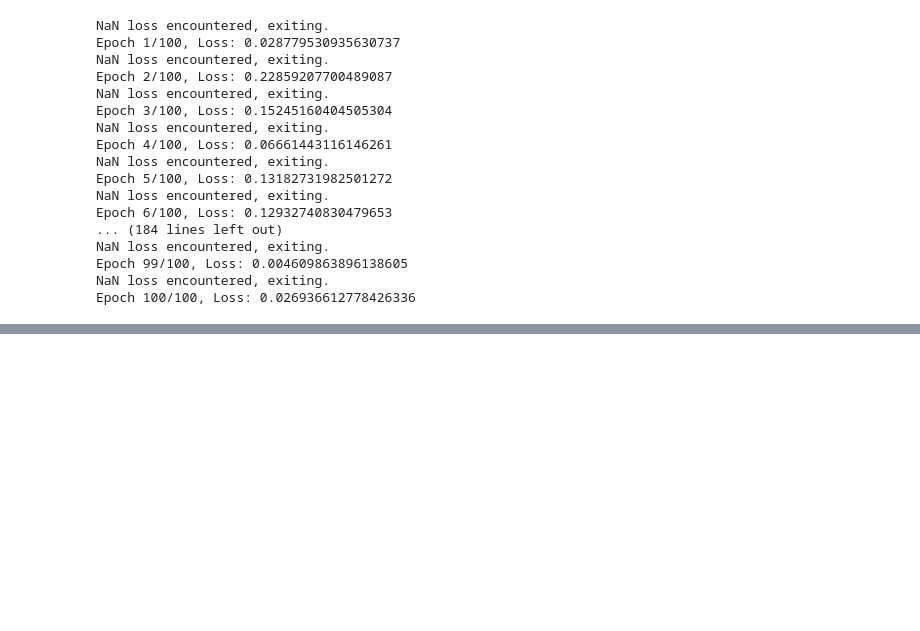
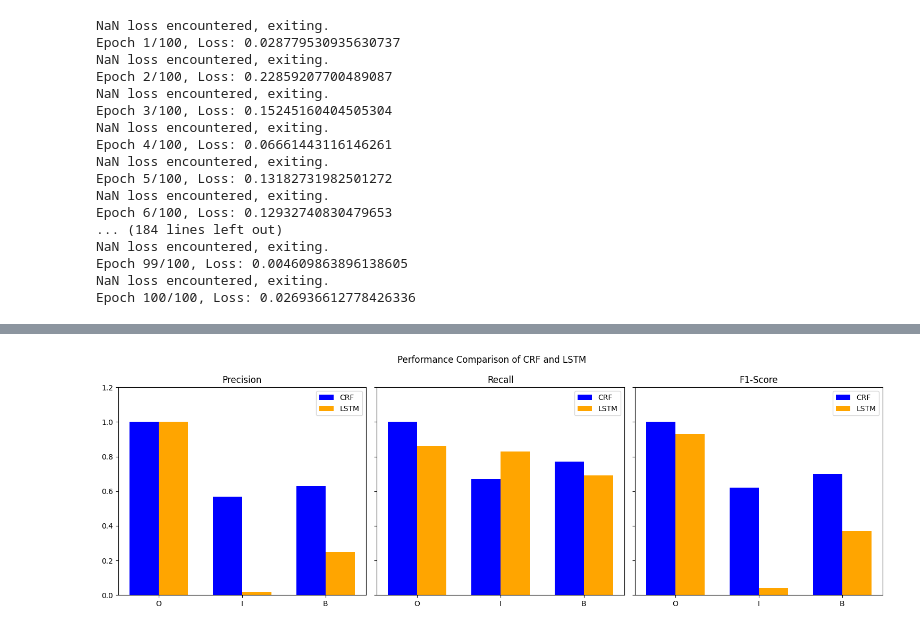
Before and after one commit to jaceroldan/rnn-lstm-ner, a Jupyter notebook: ner_lstm_from_scratch_100epochs.ipynb, the cells around one changed output, grey strips where cells are left out. Cells and saved outputs as stored; diff of their text form; code cells hidden in the pictures; blank space fills up the shorter version.

Commit message:
Add comparison on the performance of CRF and custom LSTM

```diff
--- a/ner_lstm_from_scratch_100epochs.ipynb
+++ b/ner_lstm_from_scratch_100epochs.ipynb
@@ -947,0 +955,49 @@ weighted avg       0.99      0.36      0.52    131636
+# %%
+import numpy as np
+import matplotlib.pyplot as plt
+import seaborn as sns
+
+# Data for the algorithms (from your results)
+metrics = ['Precision', 'Recall', 'F1-Score']
+classes = ['O', 'I', 'B']
+
+# CRF performance
+crf_scores = {
+    'O': [1.00, 1.00, 1.00],
+    'I': [0.57, 0.67, 0.62],
+    'B': [0.63, 0.77, 0.70]
+}
+
+# LSTM performance
+lstm_scores = {
+    'O': [1.00, 0.86, 0.93],
+    'I': [0.02, 0.83, 0.04],
+    'B': [0.25, 0.69, 0.37]
+}
+
+# Create a figure for bar plots
+fig, axes = plt.subplots(1, 3, figsize=(15, 5), sharey=True)
+fig.suptitle('Performance Comparison of CRF and LSTM')
+
+# Generate bar plots for precision, recall, and F1-scores for each class
+for i, metric in enumerate(metrics):
+    crf_values = [crf_scores[class_label][i] for class_label in classes]
+    lstm_values = [lstm_scores[class_label][i] for class_label in classes]
+
+    bar_width = 0.35
+    x = np.arange(len(classes))
+
+    # Bar chart for each metric
+    axes[i].bar(x - bar_width/2, crf_values, bar_width, label='CRF', color='blue')
+    axes[i].bar(x + bar_width/2, lstm_values, bar_width, label='LSTM', color='orange')
+
+    axes[i].set_title(metric)
+    axes[i].set_xticks(x)
+    axes[i].set_xticklabels(classes)
+    axes[i].set_ylim(0, 1.2)
+    axes[i].legend()
+
+plt.tight_layout()
+plt.show()
+# %% [output]
+[figure, added]
```
Also changed, not shown: parts of 2 cells of this notebook.
